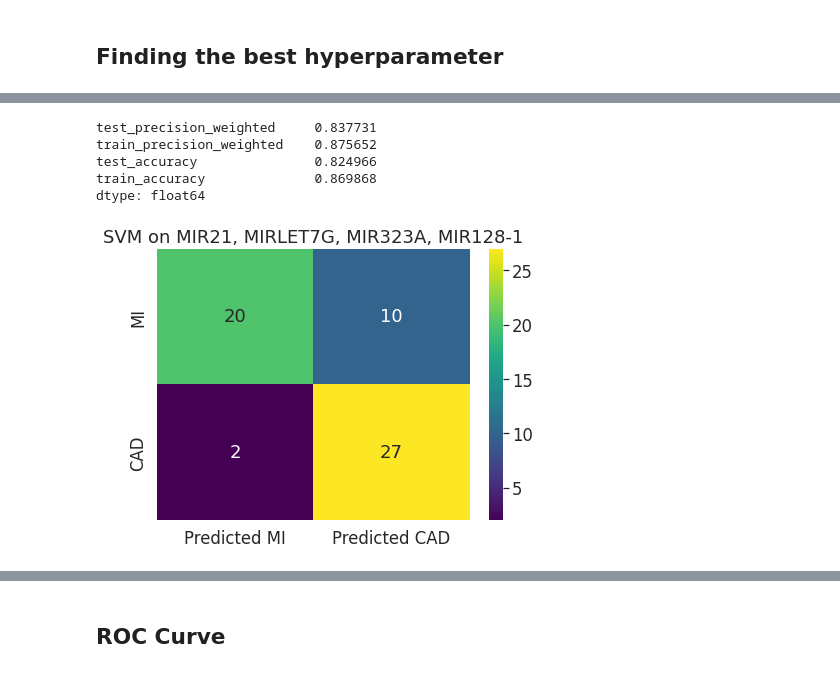
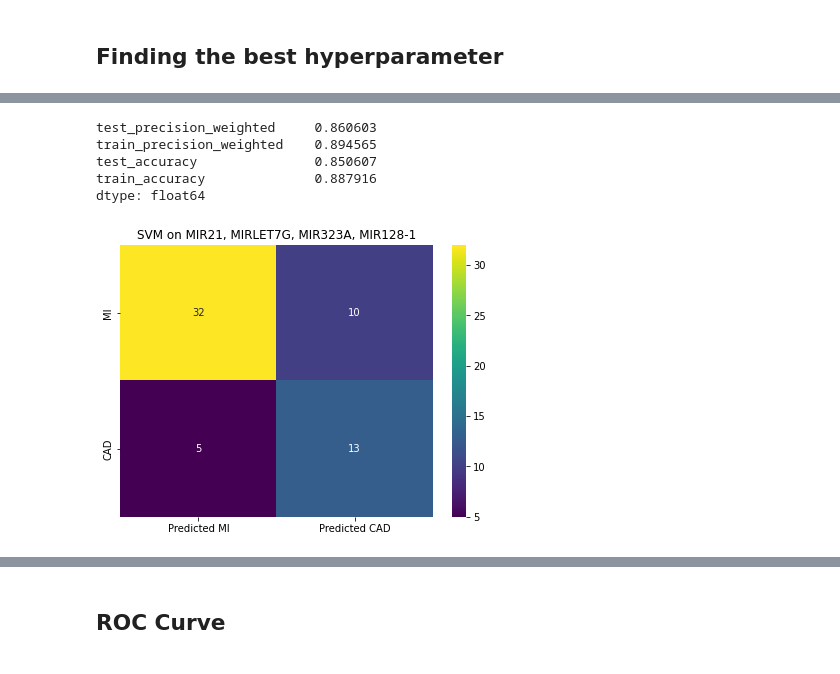
Before and after one commit to MehrdadSamadishadlou/mir_signature_4_datasets, a Jupyter notebook: MI_CAD_and_then_healthy.ipynb, the cells around one changed output, grey strips where cells are left out. Cells and saved outputs as stored; diff of their text form; code cells hidden in the pictures.

```diff
--- a/MI_CAD_and_then_healthy.ipynb
+++ b/MI_CAD_and_then_healthy.ipynb
@@ -246,5 +251,5 @@ Name: MI status, dtype: int64
 # %% [markdown]
 ### Upsampling and Downsampling
 # %%
-MI=X[X['MI status'] == 'MI']
-CAD=X[X['MI status'] == 'CAD']
+MI=resample_set[resample_set['MI status'] == 'MI']
+CAD=resample_set[resample_set['MI status'] == 'CAD']
@@ -373,8 +381,9 @@ best_mirs=['7976832 / MIR323A',
    '8008885 / MIR21',
    '8045453 / MIR128-1',
    '8087881 / MIRLET7G']
-X_temp = df_resample[best_mirs]
-y_temp = df_resample['MI status']
+
+X_resampled = df_resample[best_mirs]
+y_resampled = df_resample['MI status']
 # %%
 # configure the cross-validation procedure
 cv_inner = StratifiedKFold(n_splits=10, shuffle=True, random_state=1)
@@ -404,10 +413,8 @@ scores_mean
  0.8789081885856078]
 # %% [markdown]
 ## Finding the best hyperparameter
-# %%
-X_train,X_test,y_train,y_test=train_test_split(X_temp, y_temp, test_size=0.3, random_state=1, stratify=y_temp)
 # %%
-search = GridSearchCV(model, param_grid, n_jobs=-1, cv=cv_inner, refit=True).fit(X_train, y_train)
+search = GridSearchCV(model, param_grid, n_jobs=-1, cv=cv_inner, refit=True).fit(X_resampled, y_resampled)
 # %%
 search.best_estimator_
 # %% [output]
@@ -415,25 +422,26 @@ SVC(C=10000, gamma=0.01, random_state=1)
 # %%
 svm=search.best_estimator_
-scores = cross_validate(svm, X_temp, y_temp, scoring=scoring, cv=cv_outer,
+scores = cross_validate(svm, X_resampled, y_resampled, scoring=scoring, cv=cv_outer,
                           n_jobs=-1, return_train_score=True)
 scores=pd.DataFrame(scores)
+scores.mean(axis=0)[2:]
+# %% [output]
+test_precision_weighted     0.860603
+train_precision_weighted    0.894565
+test_accuracy               0.850607
+train_accuracy              0.887916
+dtype: float64
-# %%
-scores.mean(axis=0)[2:]
-# %% [output]
-test_precision_weighted     0.837731
-train_precision_weighted    0.875652
-test_accuracy               0.824966
-train_accuracy              0.869868
-dtype: float64
 # %%
-pred=search.predict(X_test)
+# X_test and y_test are seperated on MI/CAD section of the code.
+pred=search.predict(X_test[best_mirs])
 cm=confusion_matrix(y_test,pred,labels=['MI', 'CAD'])
 df_cm=pd.DataFrame(cm, index=[i for i in ['MI', 'CAD']], columns=[i for i in ['Predicted MI', 'Predicted CAD']])
 plt.figure(figsize=(7,5))
 plt.title('SVM on MIR21, MIRLET7G, MIR323A, MIR128-1')
 sns.heatmap(df_cm,annot=True, cmap='viridis');
+plt.savefig('CM for MIR21, MIRLET7G, MIR323A, MIR128-1')
 # %% [output]
-[figure, old version]
+[figure, new version]
 # %%
 print(classification_report(y_test,pred))
 # %% [output]
```
Also changed, not shown: parts of 33 cells of this notebook, 1 other file.
